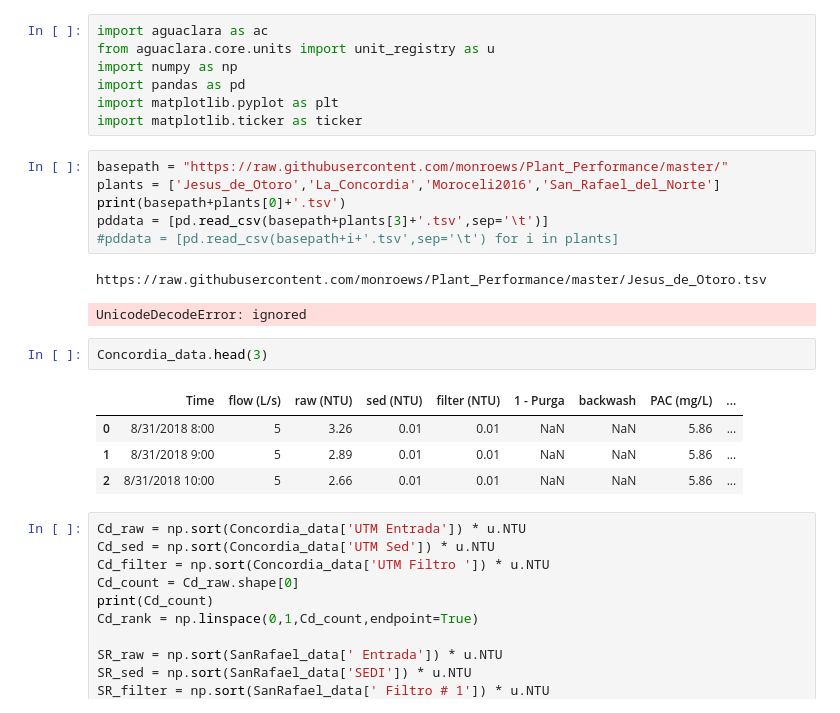
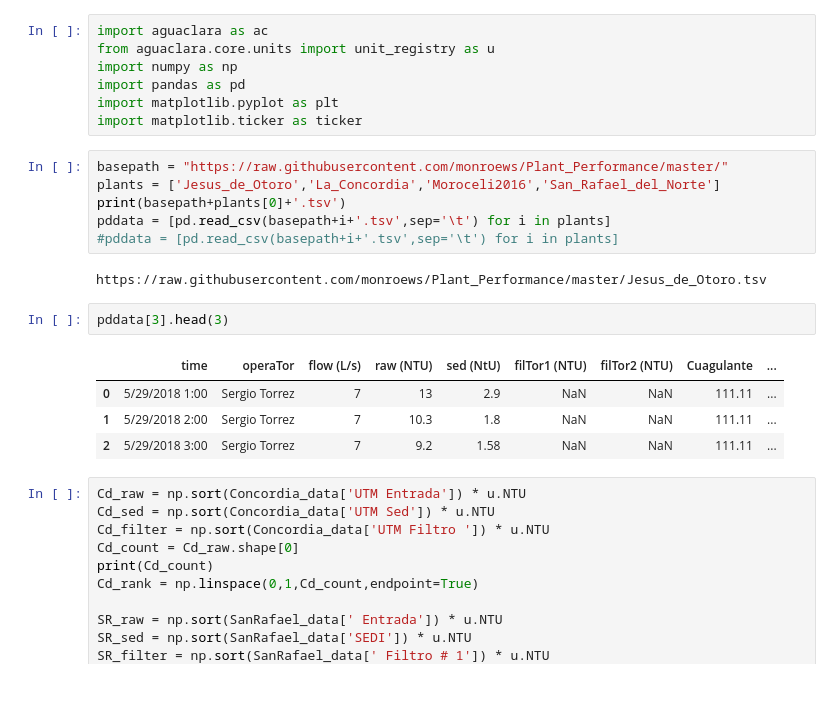
Before and after one commit to monroews/Plant_Performance, a Jupyter notebook: Plant_Performance.ipynb, the cells around one changed output. Drawn from its saved outputs; the diff is of its cells as text.

```diff
--- a/Plant_Performance.ipynb
+++ b/Plant_Performance.ipynb
@@ -26,18 +26,17 @@ import matplotlib.ticker as ticker
 basepath = "https://raw.githubusercontent.com/monroews/Plant_Performance/master/"
 plants = ['Jesus_de_Otoro','La_Concordia','Moroceli2016','San_Rafael_del_Norte']
 print(basepath+plants[0]+'.tsv')
-pddata = [pd.read_csv(basepath+plants[3]+'.tsv',sep='\t')]
+pddata = [pd.read_csv(basepath+i+'.tsv',sep='\t') for i in plants]
 #pddata = [pd.read_csv(basepath+i+'.tsv',sep='\t') for i in plants]
 # %% [output]
 https://raw.githubusercontent.com/monroews/Plant_Performance/master/Jesus_de_Otoro.tsv
-UnicodeDecodeError: ignored
 # %%
-Concordia_data.head(3)
+pddata[3].head(3)
 # %% [output]
-|  | Time | flow (L/s) | raw (NTU) | sed (NTU) | filter (NTU) | 1 - Purga | backwash | PAC (mg/L) | ... |
-| 0 | 8/31/2018 8:00 | 5 | 3.26 | 0.01 | 0.01 | NaN | NaN | 5.86 | ... |
-| 1 | 8/31/2018 9:00 | 5 | 2.89 | 0.01 | 0.01 | NaN | NaN | 5.86 | ... |
-| 2 | 8/31/2018 10:00 | 5 | 2.66 | 0.01 | 0.01 | NaN | NaN | 5.86 | ... |
+|  | time | operaTor | flow (L/s) | raw (NTU) | sed (NtU) | filTor1 (NTU) | filTor2 (NTU) | Cuagulante | ... |
+| 0 | 5/29/2018 1:00 | Sergio Torrez | 7 | 13 | 2.9 | NaN | NaN | 111.11 | ... |
+| 1 | 5/29/2018 2:00 | Sergio Torrez | 7 | 10.3 | 1.8 | NaN | NaN | 111.11 | ... |
+| 2 | 5/29/2018 3:00 | Sergio Torrez | 7 | 9.2 | 1.58 | NaN | NaN | 111.11 | ... |
 # %%
 Cd_raw = np.sort(Concordia_data['UTM Entrada']) * u.NTU
 Cd_sed = np.sort(Concordia_data['UTM Sed']) * u.NTU
```
Also changed, not shown: 1 other file.
